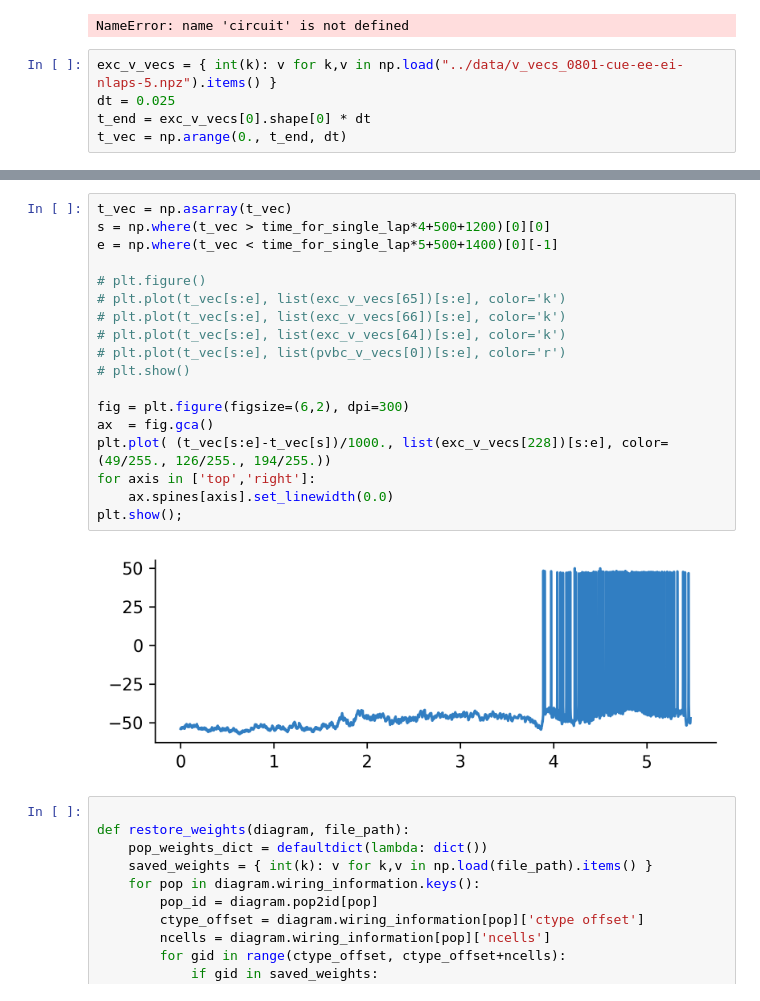
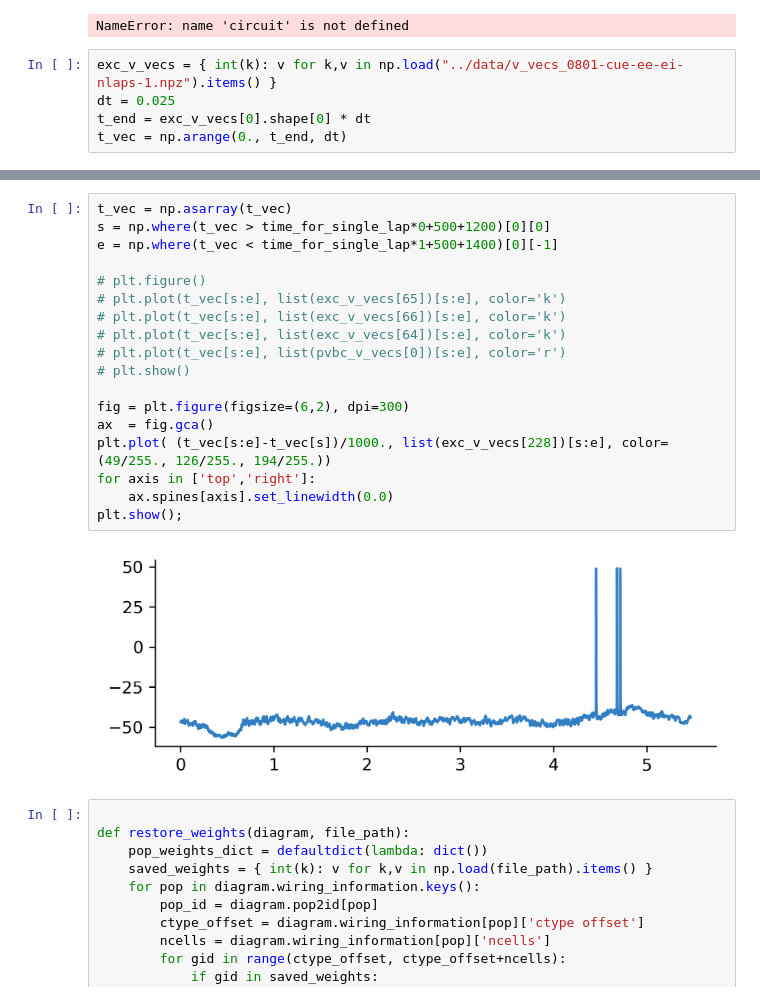
Before and after one commit to soltesz-lab/ca3_biophysical, a Jupyter notebook: notebooks/plot_training.ipynb, the cells around one changed output, grey strips where cells are left out. Saved outputs shown, nothing was run; the diff lists cells and outputs as text.

```diff
--- a/notebooks/plot_training.ipynb
+++ b/notebooks/plot_training.ipynb
@@ -514,7 +531,7 @@ plt.show()
 # %% [output]
 NameError: name 'circuit' is not defined
 # %%
-exc_v_vecs = { int(k): v for k,v in np.load("../data/v_vecs_0801-cue-ee-ei-nlaps-5.npz").items() }
+exc_v_vecs = { int(k): v for k,v in np.load("../data/v_vecs_0801-cue-ee-ei-nlaps-1.npz").items() }
 dt = 0.025
 t_end = exc_v_vecs[0].shape[0] * dt
 t_vec = np.arange(0., t_end, dt)
@@ -565,23 +582,23 @@ plt.show();
 # %%
 t_vec = np.asarray(t_vec)
-s = np.where(t_vec > time_for_single_lap*4+500+1200)[0][0]
-e = np.where(t_vec < time_for_single_lap*5+500+1400)[0][-1]
+s = np.where(t_vec > time_for_single_lap*0+500+1200)[0][0]
+e = np.where(t_vec < time_for_single_lap*1+500+1400)[0][-1]
 
 # plt.figure()
 # plt.plot(t_vec[s:e], list(exc_v_vecs[65])[s:e], color='k')
 # plt.plot(t_vec[s:e], list(exc_v_vecs[66])[s:e], color='k')
 # plt.plot(t_vec[s:e], list(exc_v_vecs[64])[s:e], color='k')
 # plt.plot(t_vec[s:e], list(pvbc_v_vecs[0])[s:e], color='r')
 # plt.show()
 
 fig = plt.figure(figsize=(6,2), dpi=300)
 ax  = fig.gca()
 plt.plot( (t_vec[s:e]-t_vec[s])/1000., list(exc_v_vecs[228])[s:e], color=(49/255., 126/255., 194/255.))
 for axis in ['top','right']:
     ax.spines[axis].set_linewidth(0.0)
 plt.show();
 # %% [output]
-[figure, old version]
+[figure, new version]
 # %%
 
 def restore_weights(diagram, file_path):
```
Also changed, not shown: parts of 21 cells of this notebook.
